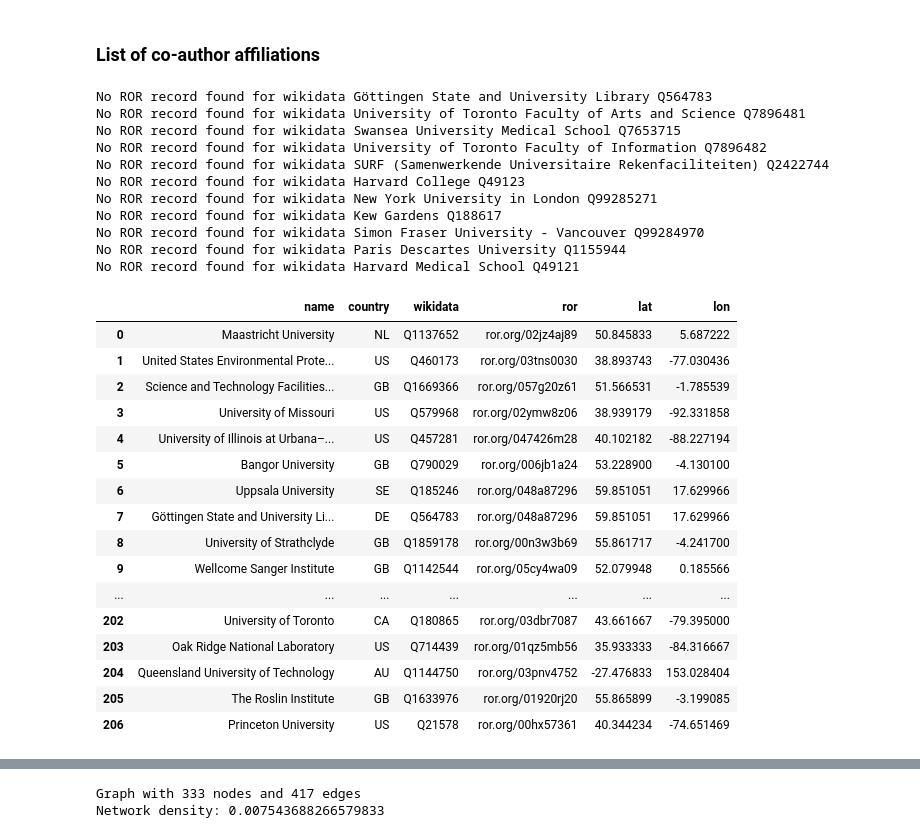
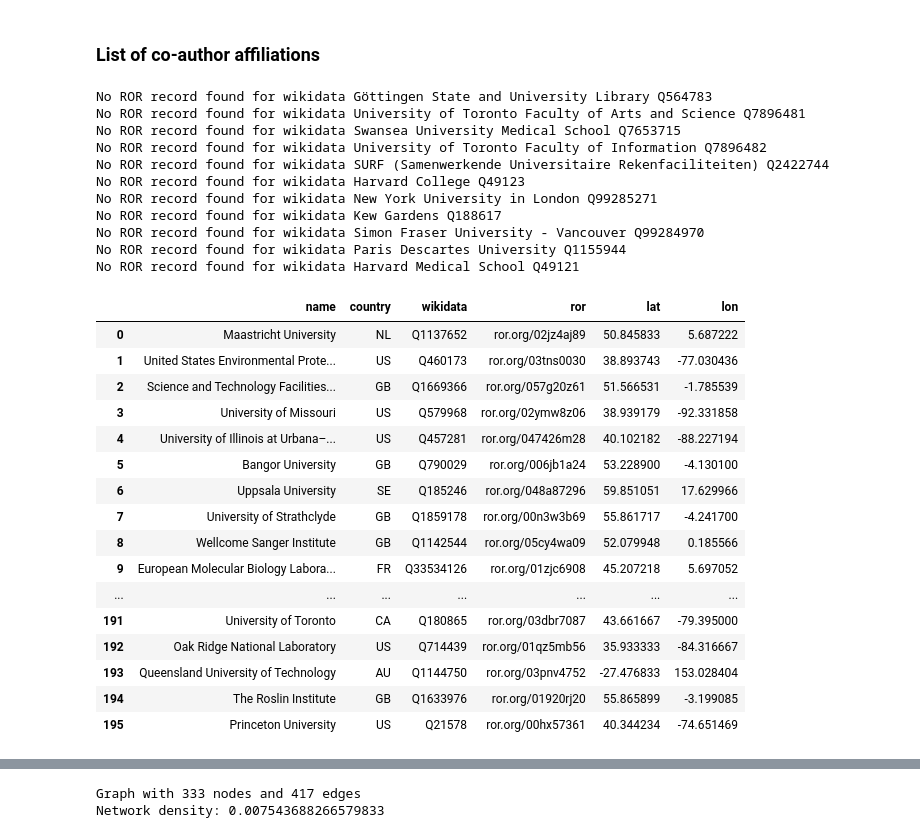
Before and after one commit to researchgraph/augment-api-beta, a Jupyter notebook: docs/notebooks/affiliations.ipynb, the cells around one changed output, grey strips where cells are left out. Cells and saved outputs as stored; diff of their text form; code cells hidden in the pictures.

```diff
--- a/docs/notebooks/affiliations.ipynb
+++ b/docs/notebooks/affiliations.ipynb
@@ -138,60 +138,56 @@ dfStyler = of.style.set_properties(**{'text-align': 'left'})
 dfStyler.set_table_styles([dict(selector='th', props=[('text-align', 'left')])])
 
 data = []
-try:
-    for index, row in of.iterrows():
-        url = 'https://api.ror.org/organizations?query=' + row['wikidata']
-        r2 = requests.get(url)
+for index, row in of.iterrows():
+    url = 'https://api.ror.org/organizations?query=' + row['wikidata']
+    r2 = requests.get(url)
 
-        # print an error message if status code != 200
-        if r2.status_code != 200:
-            print('ROR API query returned an error', r2.status_code)
+    # print an error message if status code != 200
+    if r2.status_code != 200:
+        print('ROR API query returned an error', r2.status_code)
 
+    if r2.json()['number_of_results'] == 0:
+        # we need to work on better aligning with ROR. Main issue seems to be wikidata identifiers for departments which ROR does not support
+        print('No ROR record found for wikidata ' + row['name'] + ' ' + row['wikidata'])
+    else:
         name = row['name']
         country = row['country']
         wikidata = row['wikidata']
-
-        if r2.json()['number_of_results'] == 0:
-            # we need to work on better aligning with ROR. Main issue seems to be wikidata identifiers for departments which ROR does not support
-            print('No ROR record found for wikidata ' + row['name'] + ' ' + row['wikidata'])
-        else:
-            ror = r2.json()['items'][0]['id'][8:]
-            lat = r2.json()['items'][0]['addresses'][0]['lat']
-            lon = r2.json()['items'][0]['addresses'][0]['lng']
+        ror = r2.json()['items'][0]['id'][8:]
+        lat = r2.json()['items'][0]['addresses'][0]['lat']
+        lon = r2.json()['items'][0]['addresses'][0]['lng']
         data.append([name, country, wikidata, ror, lat, lon])
-except IndexError as error:
-    print('An IndexError has occured for index: ' + index)
 
 of2 = pd.DataFrame(data, columns=['name', 'country', 'wikidata', 'ror', 'lat', 'lon'])
 dfStyler = of2.style.set_properties(**{'text-align': 'left'})
 dfStyler.set_table_styles([dict(selector='th', props=[('text-align', 'left')])])
 # %% [output]
 No ROR record found for wikidata Göttingen State and University Library Q564783
 No ROR record found for wikidata University of Toronto Faculty of Arts and Science Q7896481
 No ROR record found for wikidata Swansea University Medical School Q7653715
 No ROR record found for wikidata University of Toronto Faculty of Information Q7896482
 No ROR record found for wikidata SURF (Samenwerkende Universitaire Rekenfaciliteiten) Q2422744
 No ROR record found for wikidata Harvard College Q49123
 No ROR record found for wikidata New York University in London Q99285271
 No ROR record found for wikidata Kew Gardens Q188617
 No ROR record found for wikidata Simon Fraser University - Vancouver Q99284970
 No ROR record found for wikidata Paris Descartes University Q1155944
 No ROR record found for wikidata Harvard Medical School Q49121
 |  | name | country | wikidata | ror | lat | lon |
 | 0 | Maastricht University | NL | Q1137652 | ror.org/02jz4aj89 | 50.845833 | 5.687222 |
 | 1 | United States Environmental Prote... | US | Q460173 | ror.org/03tns0030 | 38.893743 | -77.030436 |
 | 2 | Science and Technology Facilities... | GB | Q1669366 | ror.org/057g20z61 | 51.566531 | -1.785539 |
 | 3 | University of Missouri | US | Q579968 | ror.org/02ymw8z06 | 38.939179 | -92.331858 |
 | 4 | University of Illinois at Urbana–... | US | Q457281 | ror.org/047426m28 | 40.102182 | -88.227194 |
 | 5 | Bangor University | GB | Q790029 | ror.org/006jb1a24 | 53.228900 | -4.130100 |
 | 6 | Uppsala University | SE | Q185246 | ror.org/048a87296 | 59.851051 | 17.629966 |
-| 7 | Göttingen State and University Li... | DE | Q564783 | ror.org/048a87296 | 59.851051 | 17.629966 |
-| 8 | University of Strathclyde | GB | Q1859178 | ror.org/00n3w3b69 | 55.861717 | -4.241700 |
-| 9 | Wellcome Sanger Institute | GB | Q1142544 | ror.org/05cy4wa09 | 52.079948 | 0.185566 |
+| 7 | University of Strathclyde | GB | Q1859178 | ror.org/00n3w3b69 | 55.861717 | -4.241700 |
+| 8 | Wellcome Sanger Institute | GB | Q1142544 | ror.org/05cy4wa09 | 52.079948 | 0.185566 |
+| 9 | European Molecular Biology Labora... | FR | Q33534126 | ror.org/01zjc6908 | 45.207218 | 5.697052 |
 | ... | ... | ... | ... | ... | ... | ... |
-| 202 | University of Toronto | CA | Q180865 | ror.org/03dbr7087 | 43.661667 | -79.395000 |
-| 203 | Oak Ridge National Laboratory | US | Q714439 | ror.org/01qz5mb56 | 35.933333 | -84.316667 |
-| 204 | Queensland University of Technology | AU | Q1144750 | ror.org/03pnv4752 | -27.476833 | 153.028404 |
-| 205 | The Roslin Institute | GB | Q1633976 | ror.org/01920rj20 | 55.865899 | -3.199085 |
-| 206 | Princeton University | US | Q21578 | ror.org/00hx57361 | 40.344234 | -74.651469 |
+| 191 | University of Toronto | CA | Q180865 | ror.org/03dbr7087 | 43.661667 | -79.395000 |
+| 192 | Oak Ridge National Laboratory | US | Q714439 | ror.org/01qz5mb56 | 35.933333 | -84.316667 |
+| 193 | Queensland University of Technology | AU | Q1144750 | ror.org/03pnv4752 | -27.476833 | 153.028404 |
+| 194 | The Roslin Institute | GB | Q1633976 | ror.org/01920rj20 | 55.865899 | -3.199085 |
+| 195 | Princeton University | US | Q21578 | ror.org/00hx57361 | 40.344234 | -74.651469 |
 # %%
```
Also changed, not shown: parts of 1 cell of this notebook, 7 other files.
